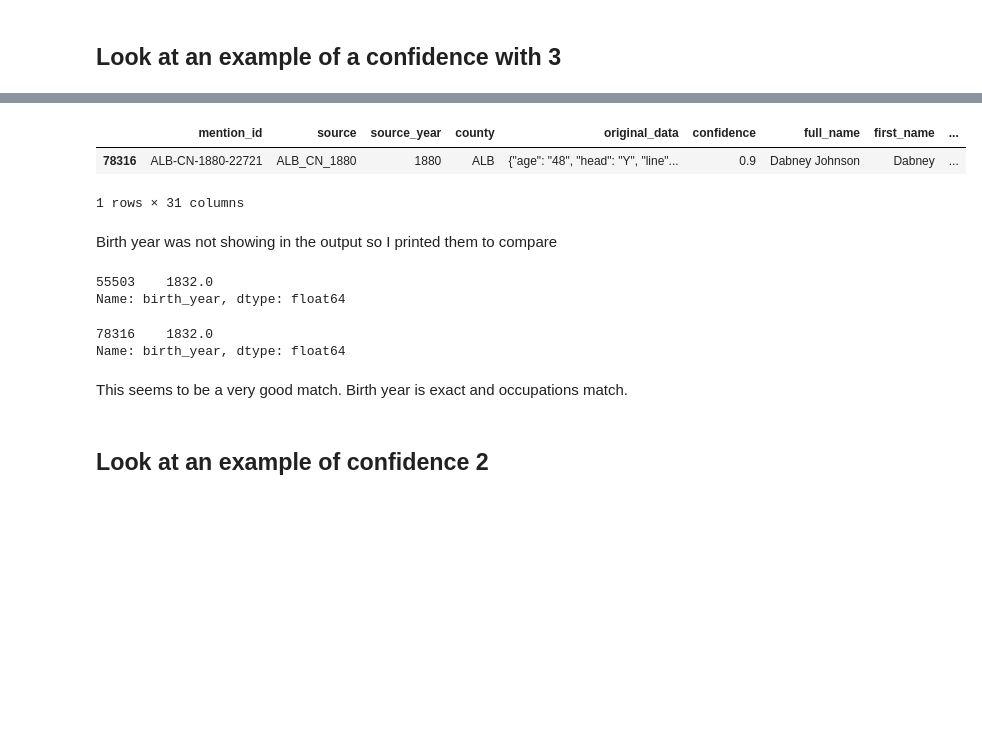
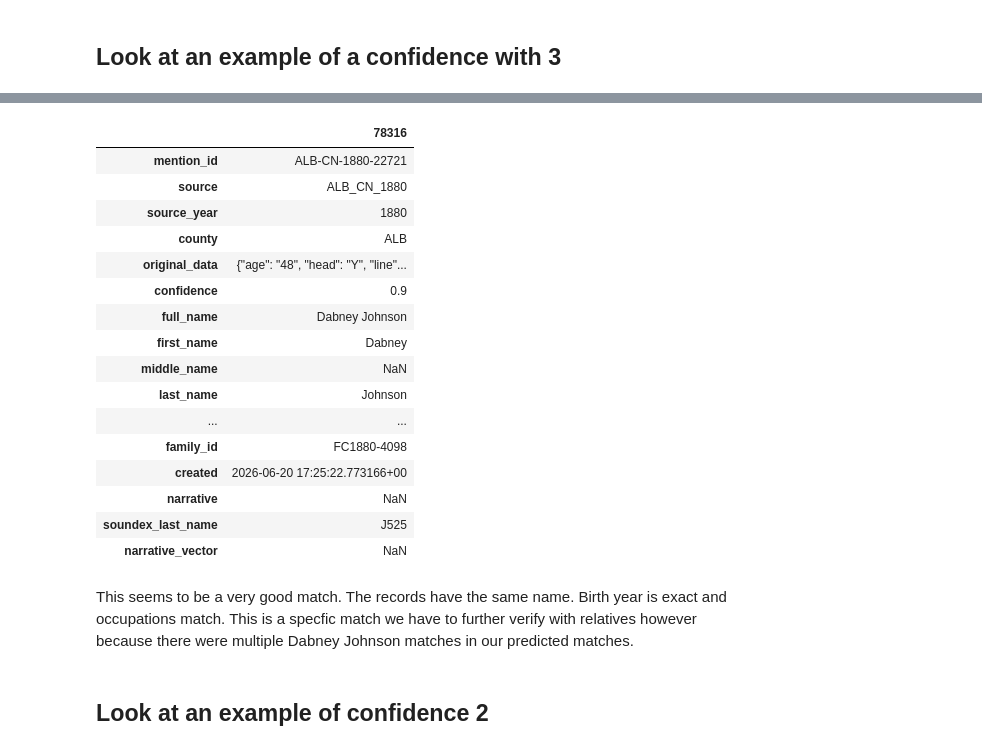
Before and after one commit to jarrett-markman/ds6015_know_their_names, a Jupyter notebook: notebooks/exploring_accuracy_across_confidence.ipynb, the cells around one changed output, grey strips where cells are left out. Saved outputs shown, nothing was run; the diff lists cells and outputs as text; code cells hidden in the pictures; blank space fills up the shorter version.

```diff
--- a/notebooks/validation.ipynb
+++ b/notebooks/exploring_accuracy_across_confidence.ipynb
@@ -37,6 +36,6 @@ truth.head()
 | 3 | 1692 | 22734 | 460 | 3 | ALB-CN-1870-1692 | ALB-CN-1880-22734 |
 | 4 | 17144 | 25766 | 455 | 3 | ALB-CN-1870-17144 | ALB-CN-1880-25766 |
 # %%
-mentions = pd.read_csv('data/mentions.csv')
+mentions = pd.read_csv('../data/mentions.csv')
 mentions.head()
 # %% [output]
@@ -58,23 +74,25 @@ mentions[mentions['mention_id'] == 'ALB-CN-1870-1688' ]
 # %%
-mentions[mentions['mention_id'] == 'ALB-CN-1880-22721' ]
+mentions[mentions['mention_id'] == 'ALB-CN-1880-22721' ].T
 # %% [output]
-|  | mention_id | source | source_year | county | original_data | confidence | full_name | first_name | ... |
-| 78316 | ALB-CN-1880-22721 | ALB_CN_1880 | 1880 | ALB | {"age": "48", "head": "Y", "line"... | 0.9 | Dabney Johnson | Dabney | ... |
+|  | 78316 |
+| mention_id | ALB-CN-1880-22721 |
+| source | ALB_CN_1880 |
+| source_year | 1880 |
+| county | ALB |
+| original_data | {"age": "48", "head": "Y", "line"... |
+| confidence | 0.9 |
+| full_name | Dabney Johnson |
+| first_name | Dabney |
+| middle_name | NaN |
+| last_name | Johnson |
+| ... | ... |
+| family_id | FC1880-4098 |
+| created | 2026-06-20 17:25:22.773166+00 |
+| narrative | NaN |
+| soundex_last_name | J525 |
+| narrative_vector | NaN |
-1 rows × 31 columns
-# %% [markdown]
-Birth year was not showing in the output so I printed them to compare
-# %%
-mentions[mentions['mention_id'] == 'ALB-CN-1870-1688' ]['birth_year']
-# %% [output]
-55503    1832.0
-Name: birth_year, dtype: float64
-# %%
-mentions[mentions['mention_id'] == 'ALB-CN-1880-22721' ]['birth_year']
-# %% [output]
-78316    1832.0
-Name: birth_year, dtype: float64
 # %% [markdown]
-This seems to be a very good match. Birth year is exact and occupations match.
+This seems to be a very good match. The records have the same name. Birth year is exact and occupations match. This is a specfic match we have to further verify with relatives however because there were multiple Dabney Johnson matches in our predicted matches.
 # %% [markdown]
 ## Look at an example of confidence 2
 # %%
```
Also changed, not shown: parts of 48 cells of this notebook.
